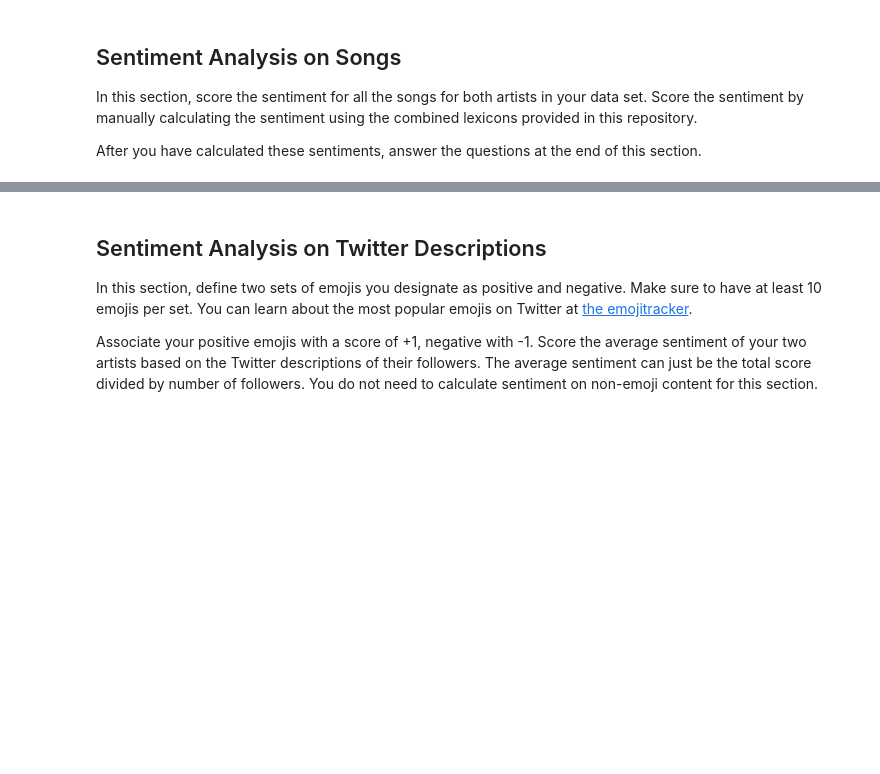
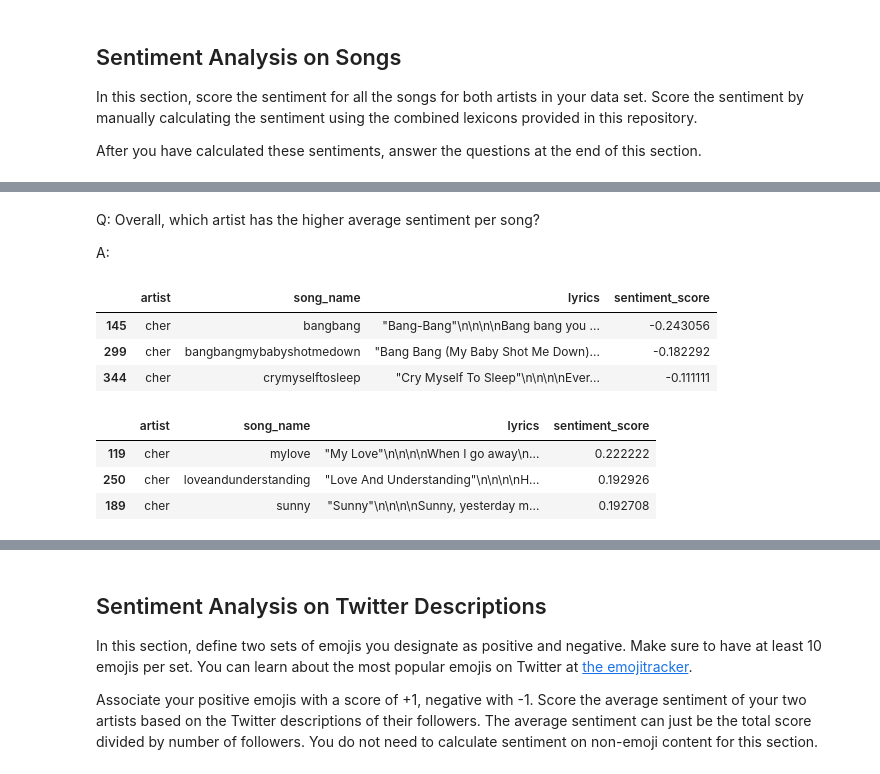
Before and after one commit to shailja-somani-0/ADS509-sentiment-analysis, a Jupyter notebook: Sentiment Assignment.ipynb, the cells around one changed output, grey strips where cells are left out. Saved outputs shown, nothing was run; the diff lists cells and outputs as text; code cells hidden in the pictures; blank space fills up the shorter version.

```diff
--- a/Sentiment Assignment.ipynb
+++ b/Sentiment Assignment.ipynb
@@ -190,0 +232,22 @@ After you have calculated these sentiments, answer the questions at the end of t
+# %% [markdown]
+Q: Overall, which artist has the higher average sentiment per song?
+
+A: <!-- Your answer here -->
+# %%
+# Increase max colwidth so get full lyrics
+pd.set_option('display.max_colwidth', None)
+# Get Cher's 3 lowest sentiment scores
+lyrics_df[lyrics_df["artist"] == "cher"].sort_values(by=['sentiment_score']).head(3)
+# %% [output]
+|  | artist | song_name | lyrics | sentiment_score |
+| 145 | cher | bangbang | "Bang-Bang"\n\n\n\nBang bang you ... | -0.243056 |
+| 299 | cher | bangbangmybabyshotmedown | "Bang Bang (My Baby Shot Me Down)... | -0.182292 |
+| 344 | cher | crymyselftosleep | "Cry Myself To Sleep"\n\n\n\nEver... | -0.111111 |
+# %%
+# Get Cher's 3 highest sentiment scores
+lyrics_df[lyrics_df["artist"] == "cher"].sort_values(by=['sentiment_score'], ascending=False).head(3)
+# %% [output]
+|  | artist | song_name | lyrics | sentiment_score |
+| 119 | cher | mylove | "My Love"\n\n\n\nWhen I go away\n... | 0.222222 |
+| 250 | cher | loveandunderstanding | "Love And Understanding"\n\n\n\nH... | 0.192926 |
+| 189 | cher | sunny | "Sunny"\n\n\n\nSunny, yesterday m... | 0.192708 |
```
Also changed, not shown: parts of 18 cells of this notebook.
